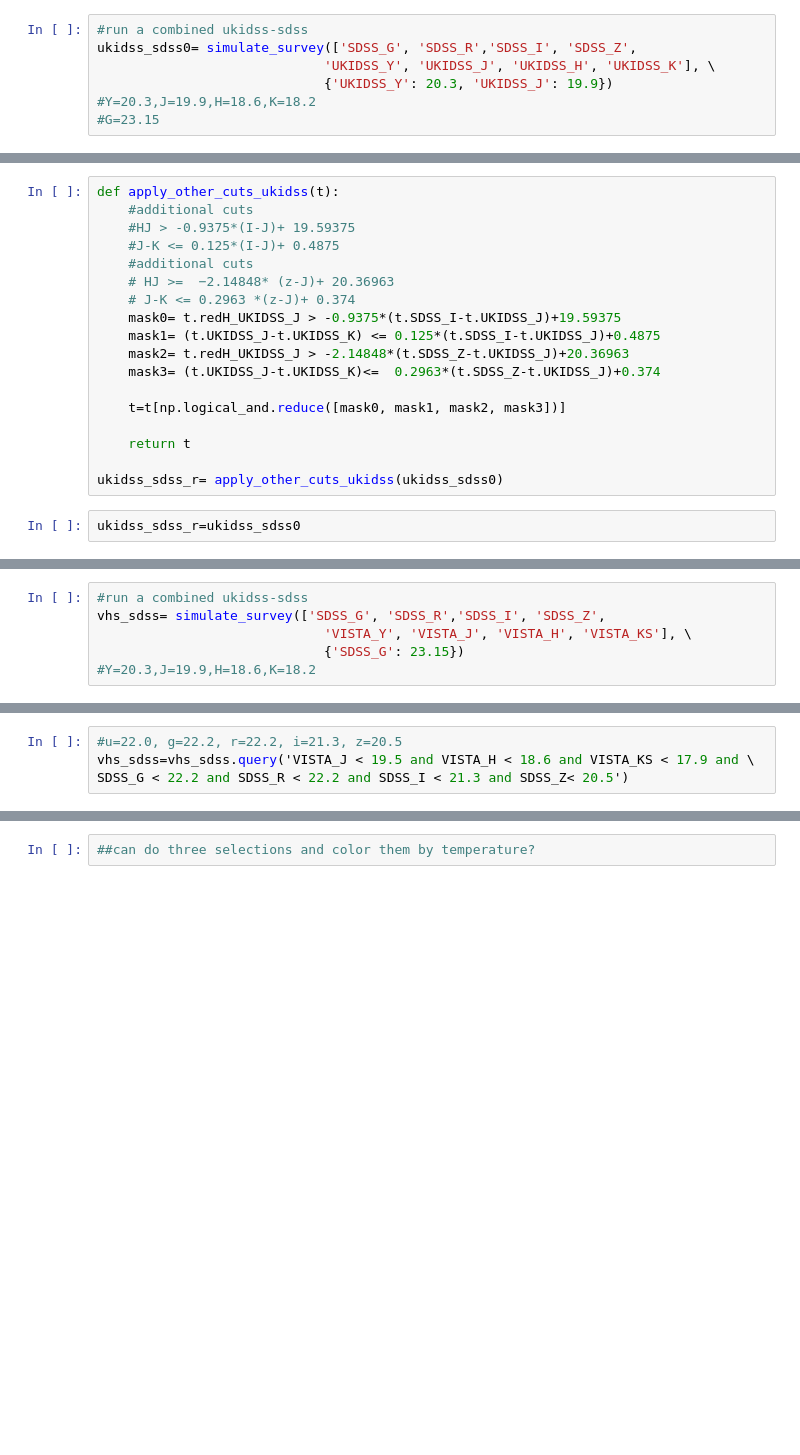
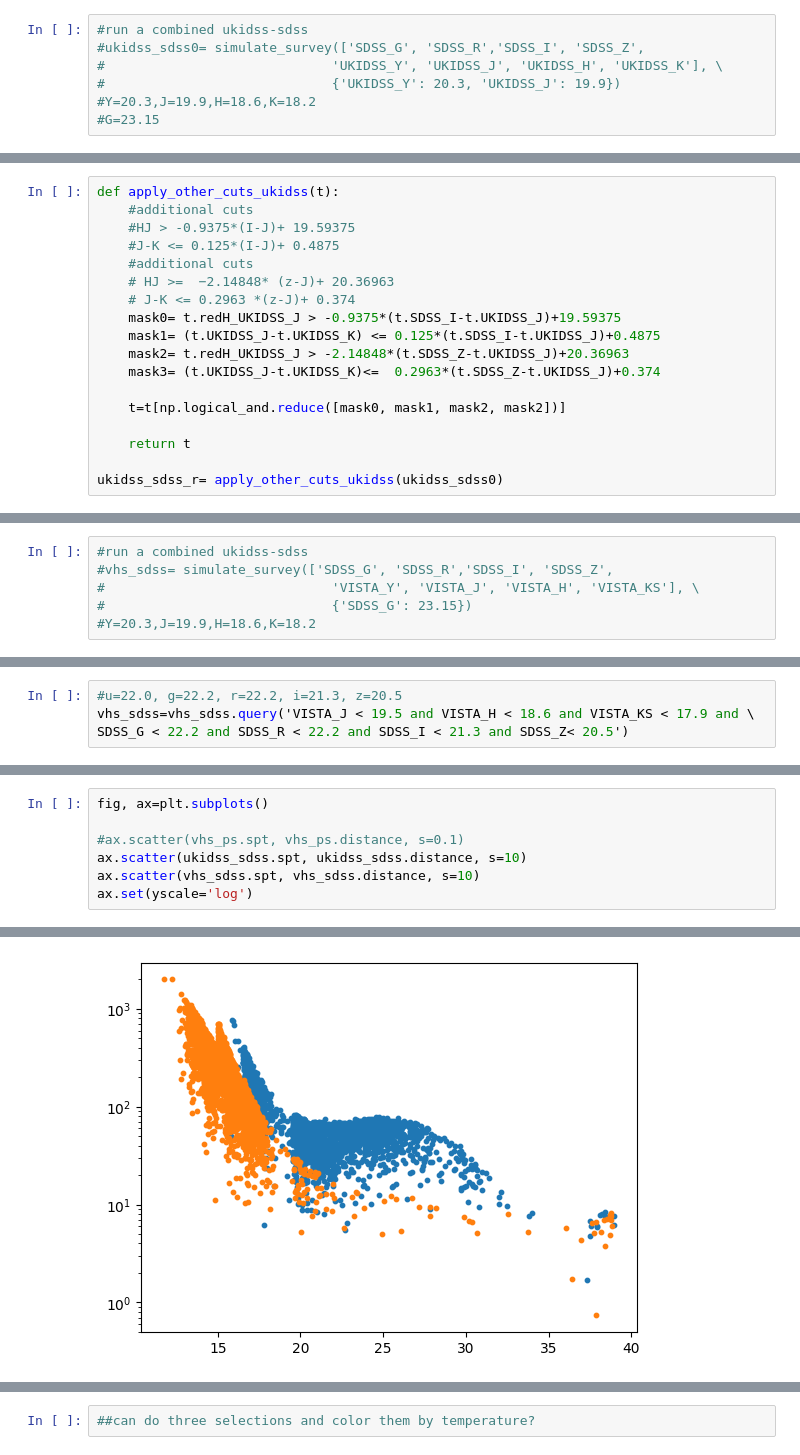
Before and after one commit to caganze/lsstsims, a Jupyter notebook: notebooks/Lodieu VHS, SDSS paper.ipynb, the cells around one changed output, grey strips where cells are left out. Saved outputs shown, nothing was run; the diff lists cells and outputs as text; blank space fills up the shorter version.

```diff
--- a/notebooks/Lodieu VHS, SDSS paper.ipynb
+++ b/notebooks/Lodieu VHS, SDSS paper.ipynb
@@ -235,7 +141,7 @@ def simulate_survey(keys, maglimit, ps1=False):
 # %%
 #run a combined ukidss-sdss
-ukidss_sdss0= simulate_survey(['SDSS_G', 'SDSS_R','SDSS_I', 'SDSS_Z',
-                             'UKIDSS_Y', 'UKIDSS_J', 'UKIDSS_H', 'UKIDSS_K'], \
-                             {'UKIDSS_Y': 20.3, 'UKIDSS_J': 19.9})
+#ukidss_sdss0= simulate_survey(['SDSS_G', 'SDSS_R','SDSS_I', 'SDSS_Z',
+#                             'UKIDSS_Y', 'UKIDSS_J', 'UKIDSS_H', 'UKIDSS_K'], \
+#                             {'UKIDSS_Y': 20.3, 'UKIDSS_J': 19.9})
 #Y=20.3,J=19.9,H=18.6,K=18.2
 #G=23.15
@@ -254,10 +158,8 @@ def apply_other_cuts_ukidss(t):
     mask2= t.redH_UKIDSS_J > -2.14848*(t.SDSS_Z-t.UKIDSS_J)+20.36963
     mask3= (t.UKIDSS_J-t.UKIDSS_K)<=  0.2963*(t.SDSS_Z-t.UKIDSS_J)+0.374
 
-    t=t[np.logical_and.reduce([mask0, mask1, mask2, mask3])]
+    t=t[np.logical_and.reduce([mask0, mask1, mask2, mask2])]
 
     return t
 
 ukidss_sdss_r= apply_other_cuts_ukidss(ukidss_sdss0)
-# %%
-ukidss_sdss_r=ukidss_sdss0
@@ -267,7 +177,7 @@ ukidss_sdss=ukidss_sdss_r.query('UKIDSS_Y < 20.3 and UKIDSS_J <19.9 and UKIDSS_H
 # %%
 #run a combined ukidss-sdss
-vhs_sdss= simulate_survey(['SDSS_G', 'SDSS_R','SDSS_I', 'SDSS_Z',
-                             'VISTA_Y', 'VISTA_J', 'VISTA_H', 'VISTA_KS'], \
-                             {'SDSS_G': 23.15})
+#vhs_sdss= simulate_survey(['SDSS_G', 'SDSS_R','SDSS_I', 'SDSS_Z',
+#                             'VISTA_Y', 'VISTA_J', 'VISTA_H', 'VISTA_KS'], \
+#                             {'SDSS_G': 23.15})
 #Y=20.3,J=19.9,H=18.6,K=18.2
 # %%
@@ -299,0 +207,8 @@ len(vhs_ps1)
+# %%
+fig, ax=plt.subplots()
+
+#ax.scatter(vhs_ps.spt, vhs_ps.distance, s=0.1)
+ax.scatter(ukidss_sdss.spt, ukidss_sdss.distance, s=10)
+ax.scatter(vhs_sdss.spt, vhs_sdss.distance, s=10)
+ax.set(yscale='log')
+# %% [output]
@@ -299,0 +216 @@ len(vhs_ps1)
+[figure, added]
```
Also changed, not shown: parts of 24 cells of this notebook, 7 other files.
